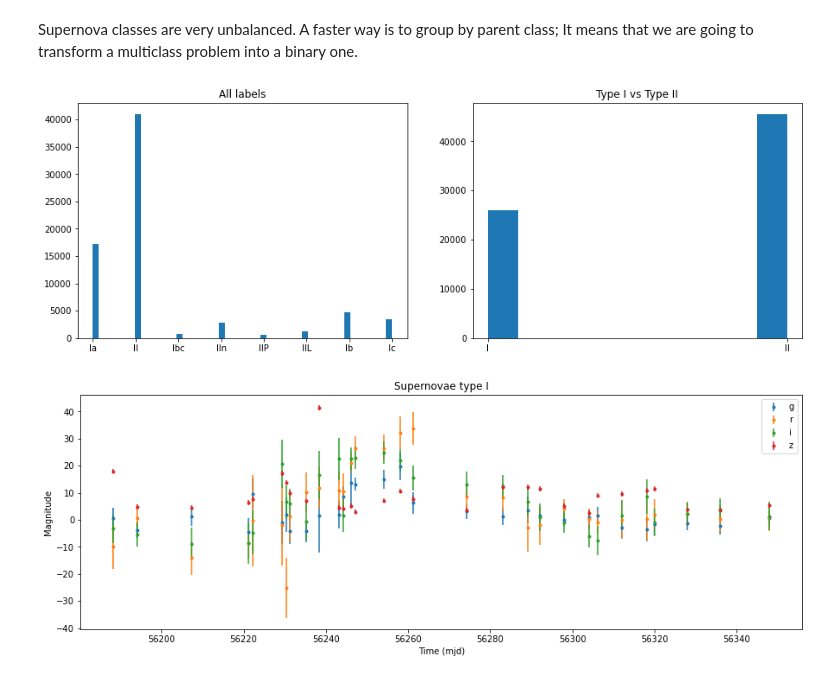
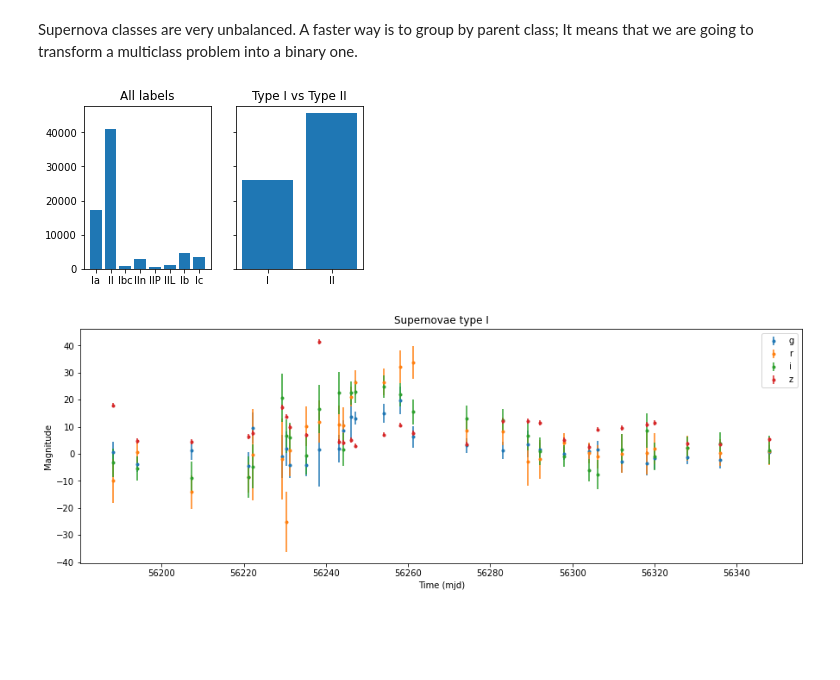
Before and after one commit to cridonoso/LSTM-Multiclass-Keras, a Jupyter notebook: TutorialLSTM.ipynb, the cells around one changed output. Saved outputs shown, nothing was run; the diff lists cells and outputs as text; code cells hidden in the pictures; blank space fills up the shorter version.

Commit message:
charts updated

```diff
--- a/TutorialLSTM.ipynb
+++ b/TutorialLSTM.ipynb
@@ -27,24 +30,24 @@ labels     = np.array([multi_class[l] for l in labels])
 <img src="./img/sne_types.png" alt="Girl in a jacket" width="350" height="400">
 # %% [markdown]
 Supernova classes are very unbalanced. A faster way is to group by parent class; It means that we are going to transform a multiclass problem into a binary one.
-# %%
-plt.figure(figsize=(15,5))
-class_names = ['Ia', 'II', 'Ibc', 'IIn', 'IIP', 'IIL', 'Ib', 'Ic']
-binary_names = ['I', 'II']
-plt.subplot(121)
-plt.hist(labels, bins=50)
-plt.title('All labels')
-y_pos = np.arange(len(class_names))
-plt.xticks(y_pos, class_names)
-
-plt.subplot(122)
-plt.hist(labels_new)
-plt.title('Type I vs Type II')
-y_pos = np.arange(len(binary_names))
-plt.xticks(y_pos, binary_names)
-plt.show()
-# %% [output]
-[figure, removed]
+# %%
+fig, axes = plt.subplots(1, 2, figsize=(5,3), sharey=True)
+
+# (labels, class names, figure title)
+multi_tuple = (labels, ['Ia', 'II', 'Ibc', 'IIn', 'IIP', 'IIL', 'Ib', 'Ic'], 'All labels')
+binar_tuple = (labels_new, ['I', 'II'], 'Type I vs Type II')
+
+for index, (y_vector, cls_names, title) in enumerate([multi_tuple, binar_tuple]):
+    values, counts = np.unique(y_vector, return_counts=True)
+    x_range = np.arange(len(values))
+    axes[index].bar(x_range,counts)
+    axes[index].set_title(title)
+    axes[index].set_xticks(x_range)
+    axes[index].set_xticklabels(cls_names)
+
+plt.show()
+# %% [output]
+[figure, added]
 # %%
 selected = light_curves[labels_new == 0][0]
 plt.figure(figsize=(15,5))
```
Also changed, not shown: parts of 2 cells of this notebook.
